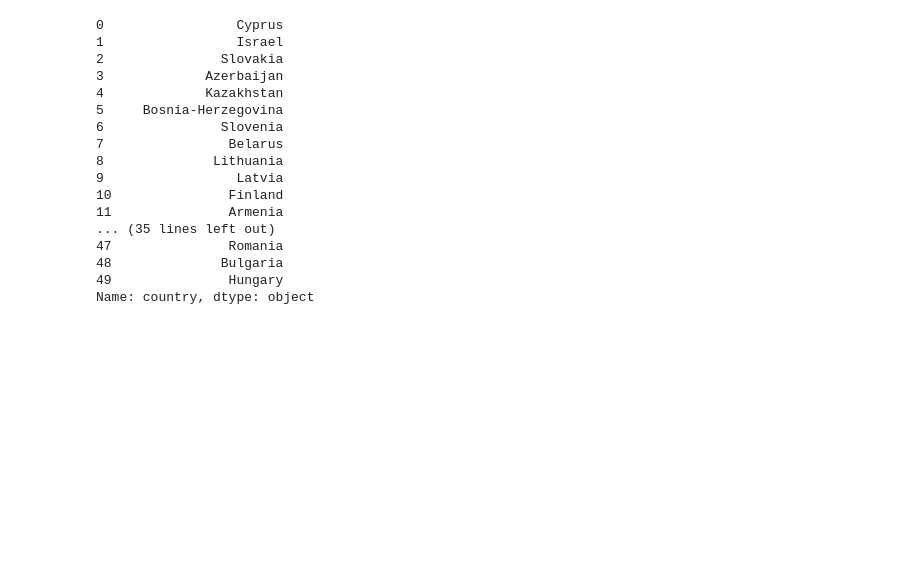
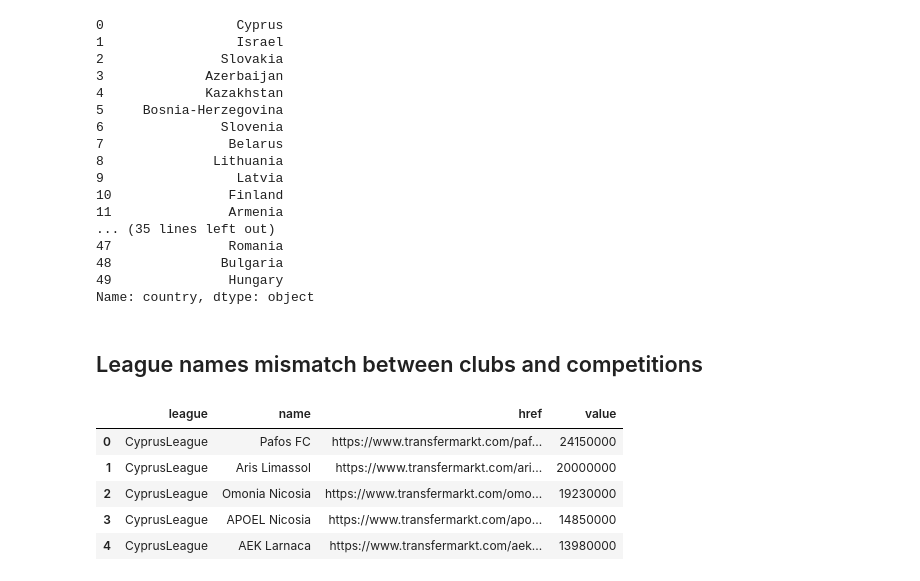
Before and after one commit to Noambsf/Crawling_tfmkt, a Jupyter notebook: postprocessing.ipynb, the cells around one changed output. Saved outputs shown, nothing was run; the diff lists cells and outputs as text; code cells hidden in the pictures; blank space fills up the shorter version.

Commit message:
League Name mismatch between clubs and competitions fix

```diff
--- a/postprocessing.ipynb
+++ b/postprocessing.ipynb
@@ -318,3 +318,17 @@ print(competitions['country'])
 Name: country, dtype: object
 # %%
 competitions.to_csv("tfmkt_scraper/crawled_data/competitions.csv", na_rep='NaN', index=False)#, columns=list(competitions.columns))
+# %% [markdown]
+## League names mismatch  between clubs and competitions
+# %%
+clubs = pd.read_csv('tfmkt_scraper/crawled_data/clubs.csv')
+competitions = pd.read_csv('tfmkt_scraper/crawled_data/competitions.csv')
+
+clubs.head()
+# %% [output]
+|  | league | name | href | value |
+| 0 | CyprusLeague | Pafos FC | https://www.transfermarkt.com/paf... | 24150000 |
+| 1 | CyprusLeague | Aris Limassol | https://www.transfermarkt.com/ari... | 20000000 |
+| 2 | CyprusLeague | Omonia Nicosia | https://www.transfermarkt.com/omo... | 19230000 |
+| 3 | CyprusLeague | APOEL Nicosia | https://www.transfermarkt.com/apo... | 14850000 |
+| 4 | CyprusLeague | AEK Larnaca | https://www.transfermarkt.com/aek... | 13980000 |
```
Also changed, not shown: parts of 6 cells of this notebook, 1 other file.
